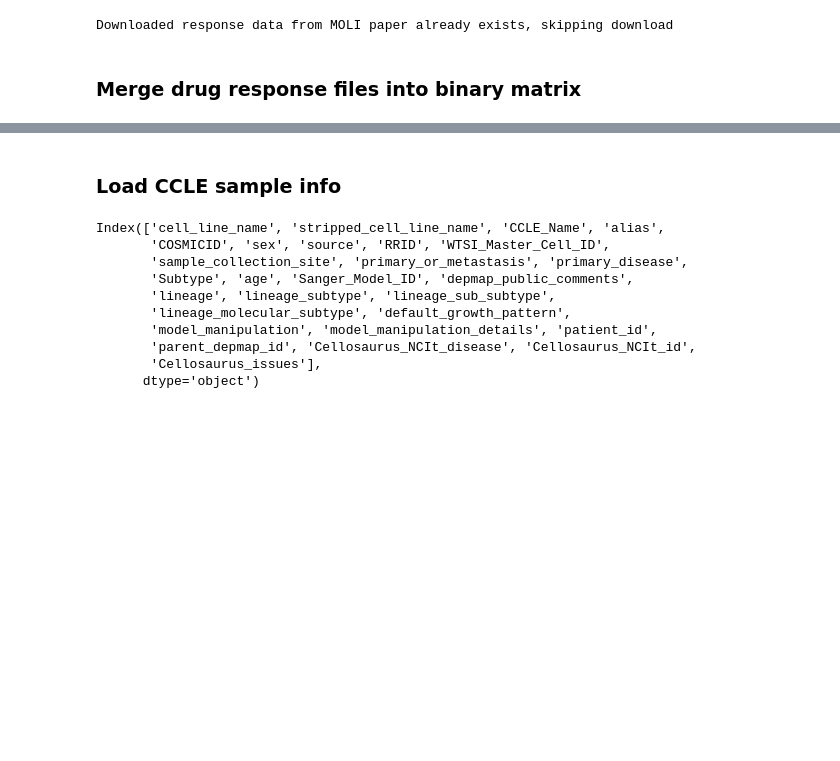
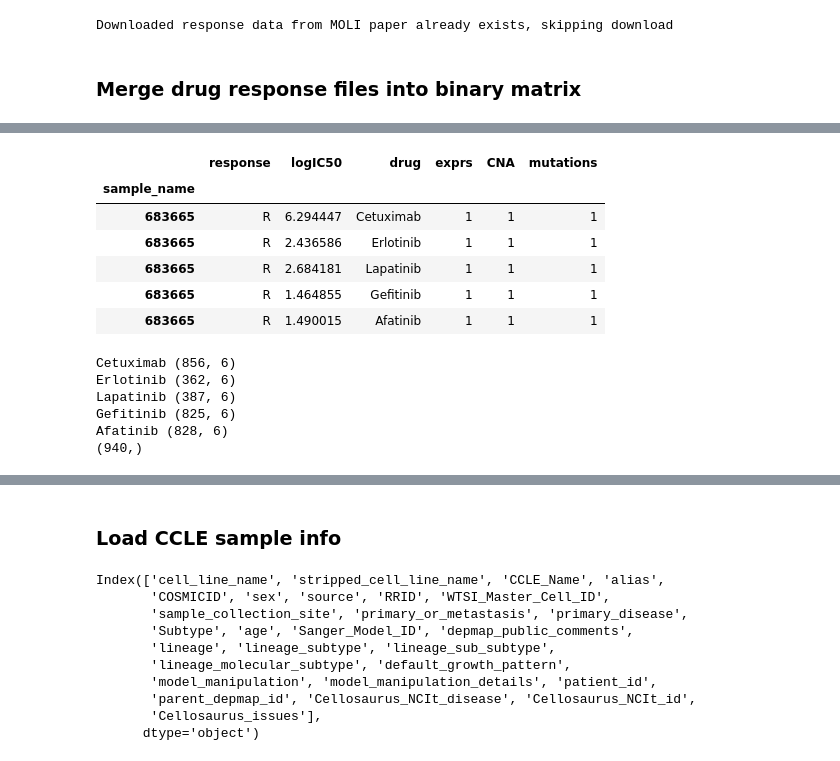
Before and after one commit to greenelab/pancancer-evaluation, a Jupyter notebook: 08_cell_line_prediction/download_drug_data.ipynb, the cells around one changed output, grey strips where cells are left out. Drawn from its saved outputs; the diff is of its cells as text; code cells hidden in the pictures; blank space fills up the shorter version.

Commit message:
get EGFRi intersection + save to input file

```diff
--- a/08_cell_line_prediction/download_drug_data.ipynb
+++ b/08_cell_line_prediction/download_drug_data.ipynb
@@ -114,2 +114,34 @@ drugs_df.head()
 # %%
 drugs_df.to_csv(cfg.cell_line_drug_response_matrix, sep='\t')
+# %%
+# deal with EGFRi data here
+fname = str(decompress_dir / 'GDSC_response.EGFRi.tsv')
+drug_df = pd.read_csv(fname, sep='\t', index_col=0)
+drug_df.head()
+# %% [output]
+|  | response | logIC50 | drug | exprs | CNA | mutations |
+| sample_name |  |  |  |  |  |  |
+| 683665 | R | 6.294447 | Cetuximab | 1 | 1 | 1 |
+| 683665 | R | 2.436586 | Erlotinib | 1 | 1 | 1 |
+| 683665 | R | 2.684181 | Lapatinib | 1 | 1 | 1 |
+| 683665 | R | 1.464855 | Gefitinib | 1 | 1 | 1 |
+| 683665 | R | 1.490015 | Afatinib | 1 | 1 | 1 |
+# %%
+# get the list of samples that are assayed for at least one EGFR inhibitor
+all_index = None
+for drug in drug_df.drug.unique():
+    drug_specific_df = drug_df[drug_df.drug == drug]
+    if all_index is None:
+        all_index = drug_specific_df.index
+    else:
+        all_index = all_index.union(drug_specific_df.index)
+    print(drug, drug_specific_df.shape)
+
+print(all_index.shape)
+# %% [output]
+Cetuximab (856, 6)
+Erlotinib (362, 6)
+Lapatinib (387, 6)
+Gefitinib (825, 6)
+Afatinib (828, 6)
+(940,)
```
Also changed, not shown: parts of 4 cells of this notebook, 2 other files.
